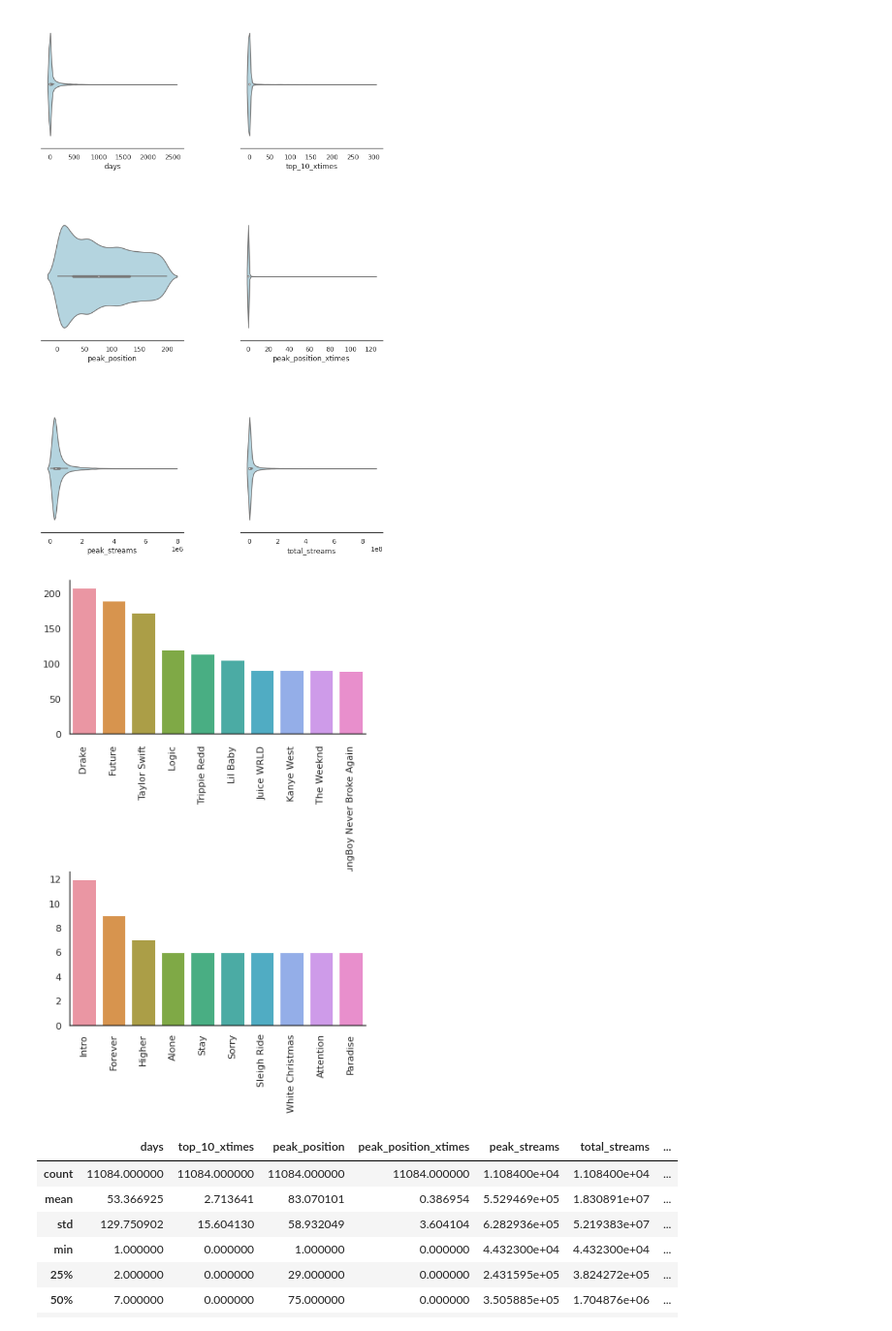
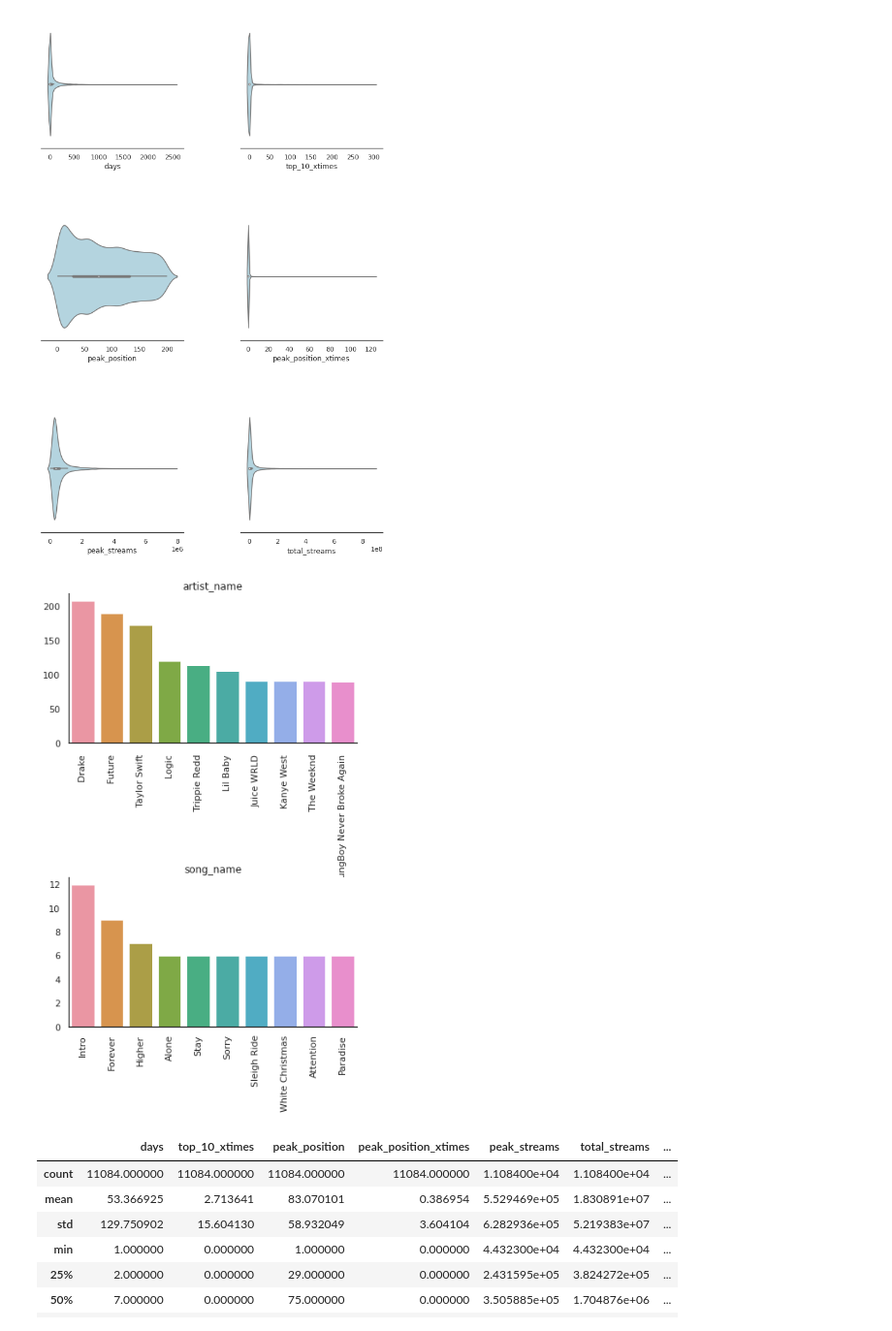
Before and after one commit to i6ty3/i6ty3.github.io, a Jupyter notebook: spots.ipynb, the cells around one changed output. Shown at 97% size. Drawn from its saved outputs; the diff is of its cells as text; code cells hidden in the pictures.

```diff
--- a/spots.ipynb
+++ b/spots.ipynb
@@ -88,26 +109,26 @@ for i in range(m):
 # %%
 m=math.ceil(math.sqrt(len(cate)))
 n=math.ceil(len(cate)/m)
 fig, axes = plt.subplots(m,n,figsize=(6,9))
 plt.subplots_adjust(left=0.1,
                     bottom=0.1,
                     right=0.9,
                     top=0.9,
                     wspace=0.4,
                     hspace=0.9)
 
 sns.despine()
 for i in range(m):
     for j in range(n):
         sns.barplot(x= spot[cate[i*n+j]].value_counts()[:10].index,
                     y= spot[cate[i*n+j]].value_counts()[:10].values,
                    ax=axes[i])
         axes[i].tick_params(axis='x', labelrotation=90)
-
+        axes[i].title.set_text(cate[i*n+j])
         if i*n+j==len(cate)-1:
             break
 # %% [output]
-[figure, old version]
+[figure, new version]
 # %%
 spot['top'] = spot.peak_position == 1
 spot['streams_per_day'] = spot['total_streams']/spot['days']
```
Also changed, not shown: parts of 10 cells of this notebook.
